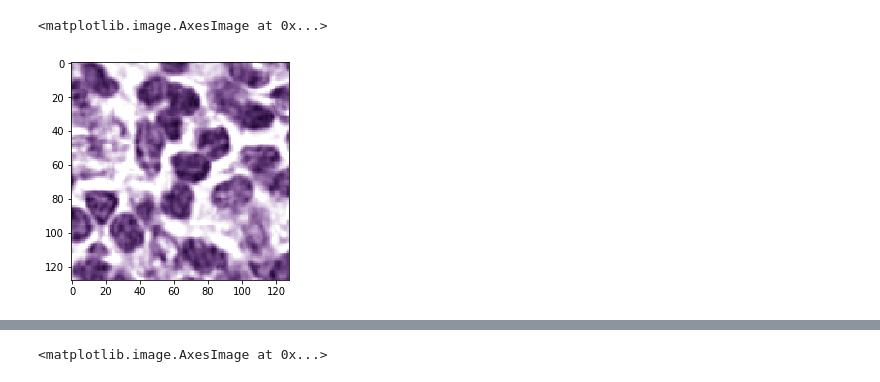
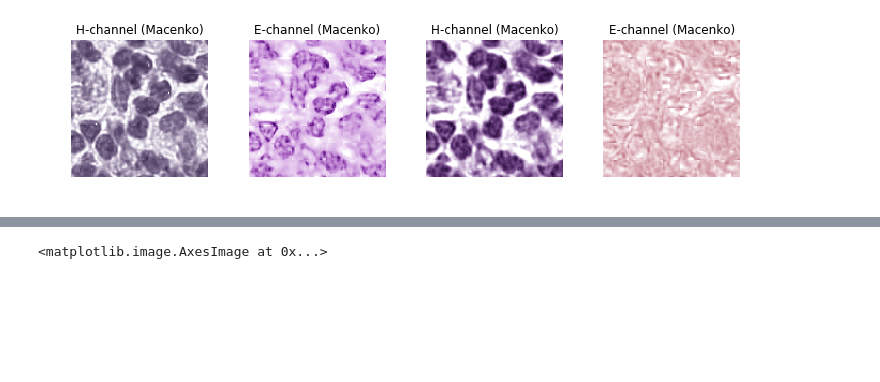
Before and after one commit to saketkc/pyvirchow, a Jupyter notebook: notebooks/04.Normalization-demo.ipynb, the cells around one changed output, grey strips where cells are left out. Cells and saved outputs as stored; diff of their text form; code cells hidden in the pictures; blank space fills up the shorter version.

```diff
--- a/notebooks/04.Normalization-demo.ipynb
+++ b/notebooks/04.Normalization-demo.ipynb
@@ -135,8 +165,7 @@ plt.imshow(normalized_rgb_v[0])
 # %%
+H_channel_m = macenko_fit.get_hematoxylin_channel(tumor_rgb)
+E_channel_m = macenko_fit.get_eosin_channel(tumor_rgb)
+
+
 H_channel_v = vahadane_fit.get_hematoxylin_channel(tumor_rgb)
 E_channel_v = vahadane_fit.get_eosin_channel(tumor_rgb)
-
-plt.imshow(H_channel_v/255)
-# %% [output]
-<matplotlib.image.AxesImage at 0x...>
-[figure, removed]
@@ -167,3 +172,28 @@ plt.imshow(labeled)
+# %%
+fig = plt.figure(figsize=(10, 10))
+ax = plt.subplot(141)
+ax.set_axis_off()
+ax.imshow(H_channel_m/255)
+ax.set_title('H-channel (Macenko)')
+
+ax = plt.subplot(142)
+ax.set_axis_off()
+ax.imshow(E_channel_m/255)
+ax.set_title('E-channel (Macenko)')
+
+ax = plt.subplot(143)
+ax.set_axis_off()
+ax.imshow(H_channel_v/255)
+ax.set_title('H-channel (Macenko)')
+
+ax = plt.subplot(144)
+ax.set_axis_off()
+ax.imshow(E_channel_v/255)
+ax.set_title('E-channel (Macenko)')
+
+fig.tight_layout()
+# %% [output]
+[figure, added]
 # %%
 fig, ax = try_all_threshold(rgb2gray(H_channel_v), figsize=(10, 8), verbose=False)
 # %% [output]
```
Also changed, not shown: parts of 39 cells of this notebook, 1 other file.
